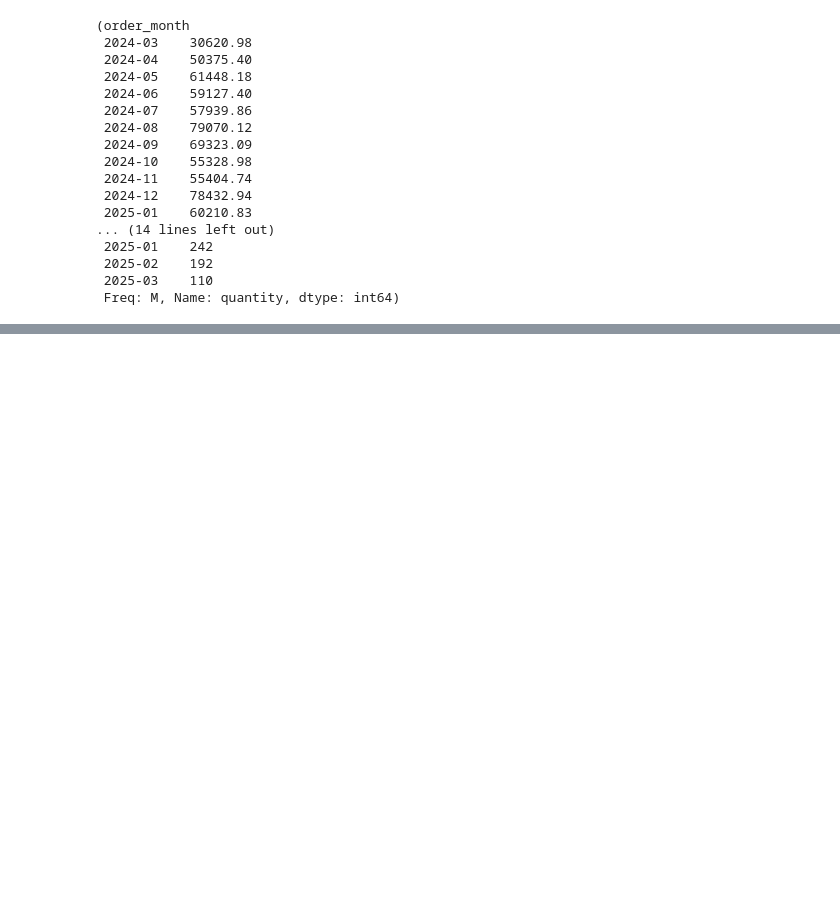
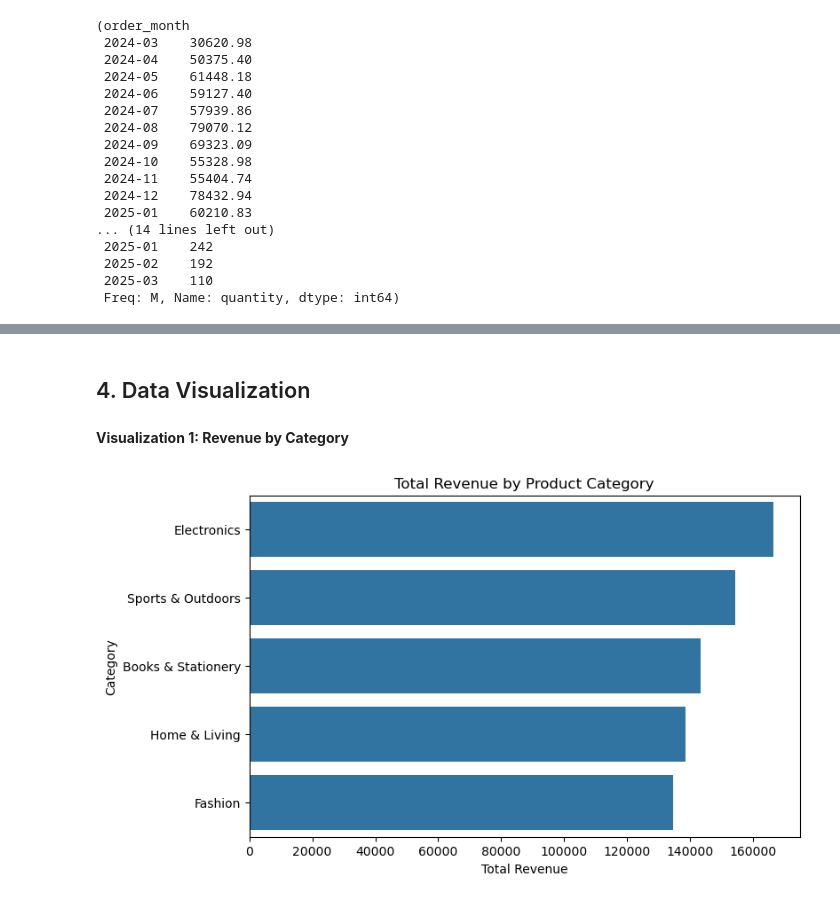
Before and after one commit to shreyamishra-sudo/eda_project, a Jupyter notebook: eda.ipynb, the cells around one changed output, grey strips where cells are left out. Saved outputs shown, nothing was run; the diff lists cells and outputs as text; code cells hidden in the pictures; blank space fills up the shorter version.

Commit message:
Day 4: Visualizing key business insights

```diff
--- a/eda.ipynb
+++ b/eda.ipynb
@@ -375,0 +383,16 @@ monthly_revenue,monthly_quantity
+# %% [markdown]
+## 4. Data Visualization
+# %% [markdown]
+**Visualization 1: Revenue by Category**
+# %%
+plt.figure(figsize=(8, 5))
+sns.barplot(
+    x=category_revenue.values,
+    y=category_revenue.index
+)
+plt.title("Total Revenue by Product Category")
+plt.xlabel("Total Revenue")
+plt.ylabel("Category")
+plt.show()
+# %% [output]
+[figure, added]
```
Also changed, not shown: parts of 17 cells of this notebook.
